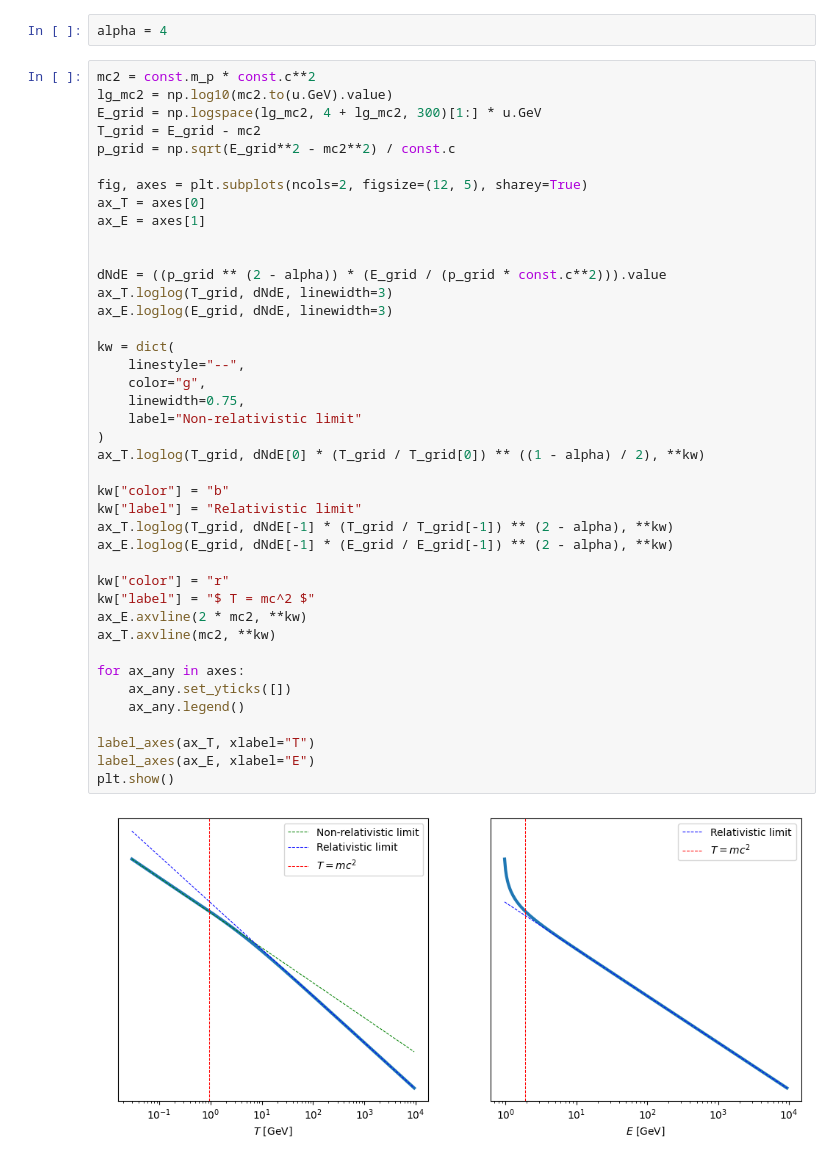
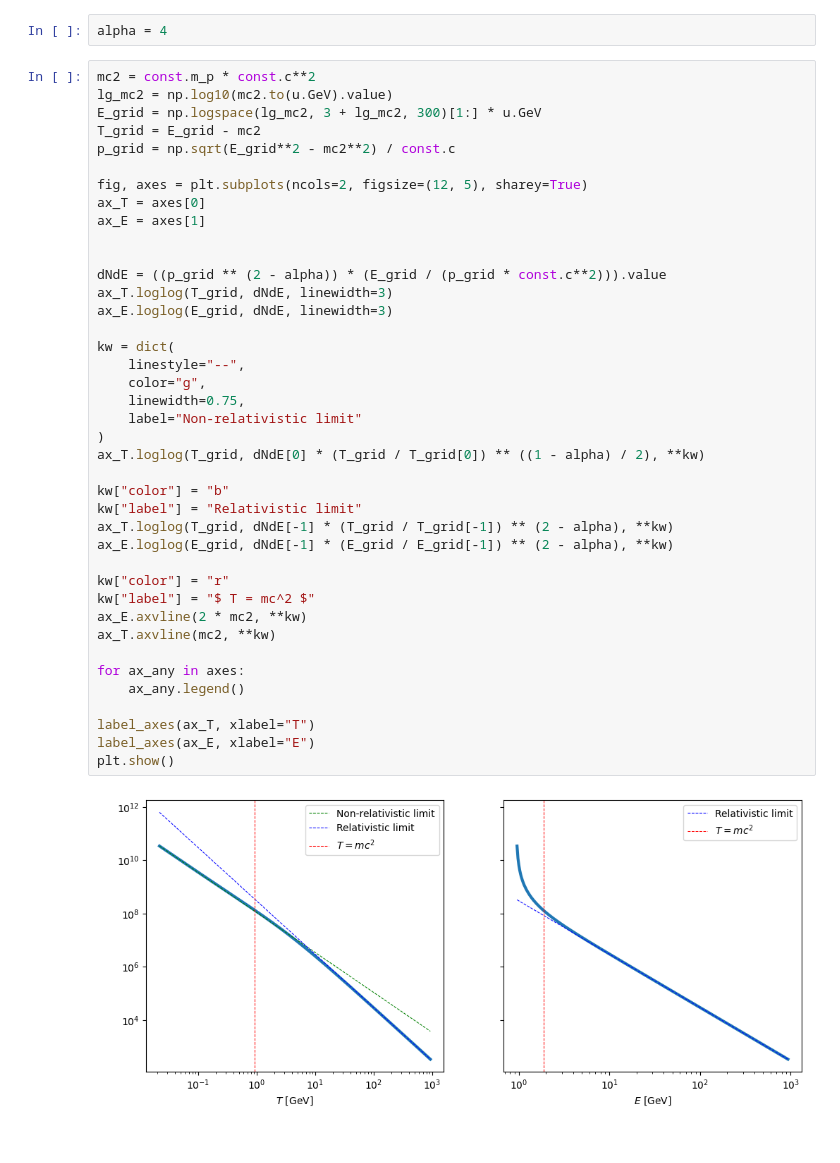
Before and after one commit to nj-vs-vh/gssi-he-th, a Jupyter notebook: Particle Spectrum in Momentum, Full and Kinetic Energy.ipynb, the cells around one changed output. Saved outputs shown, nothing was run; the diff lists cells and outputs as text.

```diff
--- a/Particle Spectrum in Momentum, Full and Kinetic Energy.ipynb
+++ b/Particle Spectrum in Momentum, Full and Kinetic Energy.ipynb
@@ -24,7 +24,7 @@ alpha = 4
 # %%
 mc2 = const.m_p * const.c**2
 lg_mc2 = np.log10(mc2.to(u.GeV).value)
-E_grid = np.logspace(lg_mc2, 4 + lg_mc2, 300)[1:] * u.GeV
+E_grid = np.logspace(lg_mc2, 3 + lg_mc2, 300)[1:] * u.GeV
 T_grid = E_grid - mc2
 p_grid = np.sqrt(E_grid**2 - mc2**2) / const.c
 
@@ -35,32 +35,31 @@ ax_E = axes[1]
 
 dNdE = ((p_grid ** (2 - alpha)) * (E_grid / (p_grid * const.c**2))).value
 ax_T.loglog(T_grid, dNdE, linewidth=3)
 ax_E.loglog(E_grid, dNdE, linewidth=3)
 
 kw = dict(
     linestyle="--",
     color="g",
     linewidth=0.75,
     label="Non-relativistic limit"
 )
 ax_T.loglog(T_grid, dNdE[0] * (T_grid / T_grid[0]) ** ((1 - alpha) / 2), **kw)
 
 kw["color"] = "b"
 kw["label"] = "Relativistic limit"
 ax_T.loglog(T_grid, dNdE[-1] * (T_grid / T_grid[-1]) ** (2 - alpha), **kw)
 ax_E.loglog(E_grid, dNdE[-1] * (E_grid / E_grid[-1]) ** (2 - alpha), **kw)
 
 kw["color"] = "r"
 kw["label"] = "$ T = mc^2 $"
 ax_E.axvline(2 * mc2, **kw)
 ax_T.axvline(mc2, **kw)
 
 for ax_any in axes:
-    ax_any.set_yticks([])
     ax_any.legend()
 
 label_axes(ax_T, xlabel="T")
 label_axes(ax_E, xlabel="E")
 plt.show()
 # %% [output]
-[figure, old version]
+[figure, new version]
```
